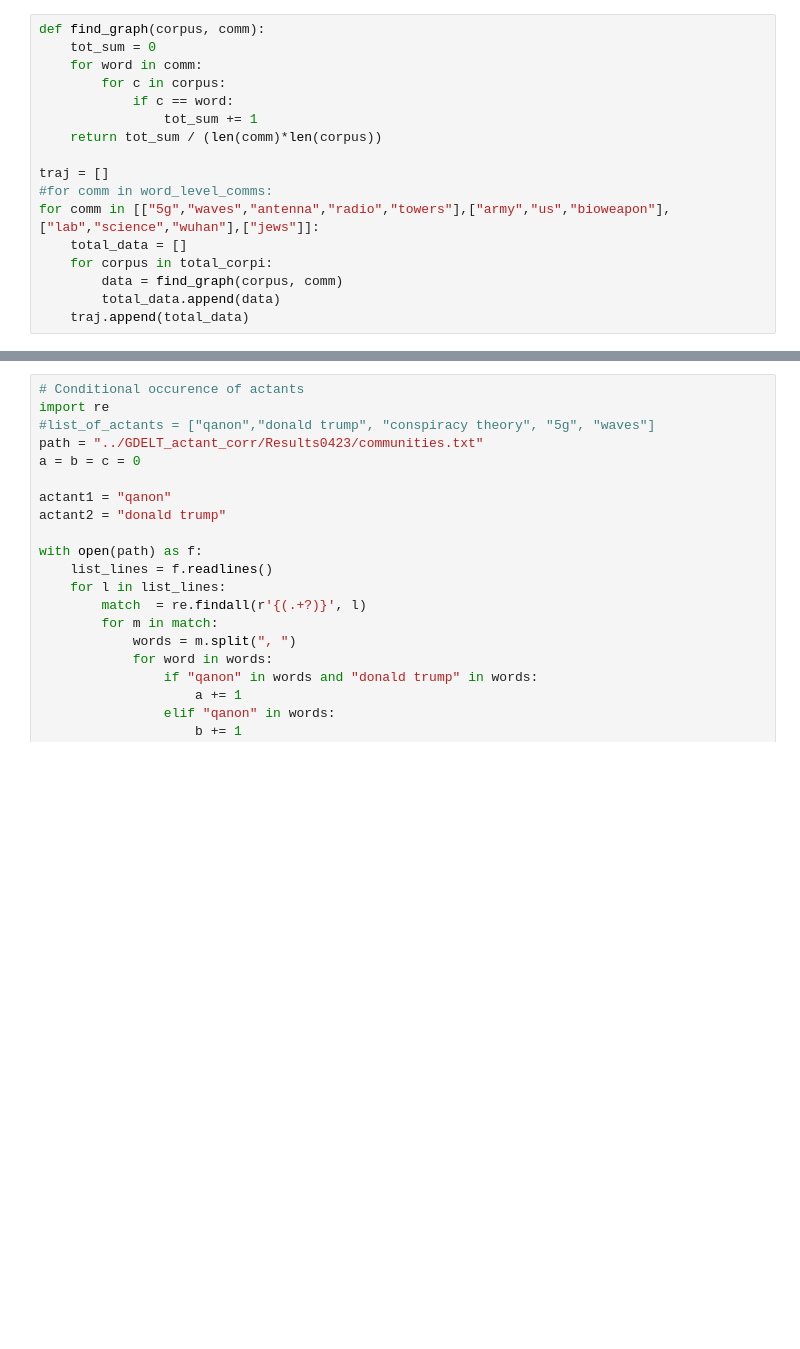
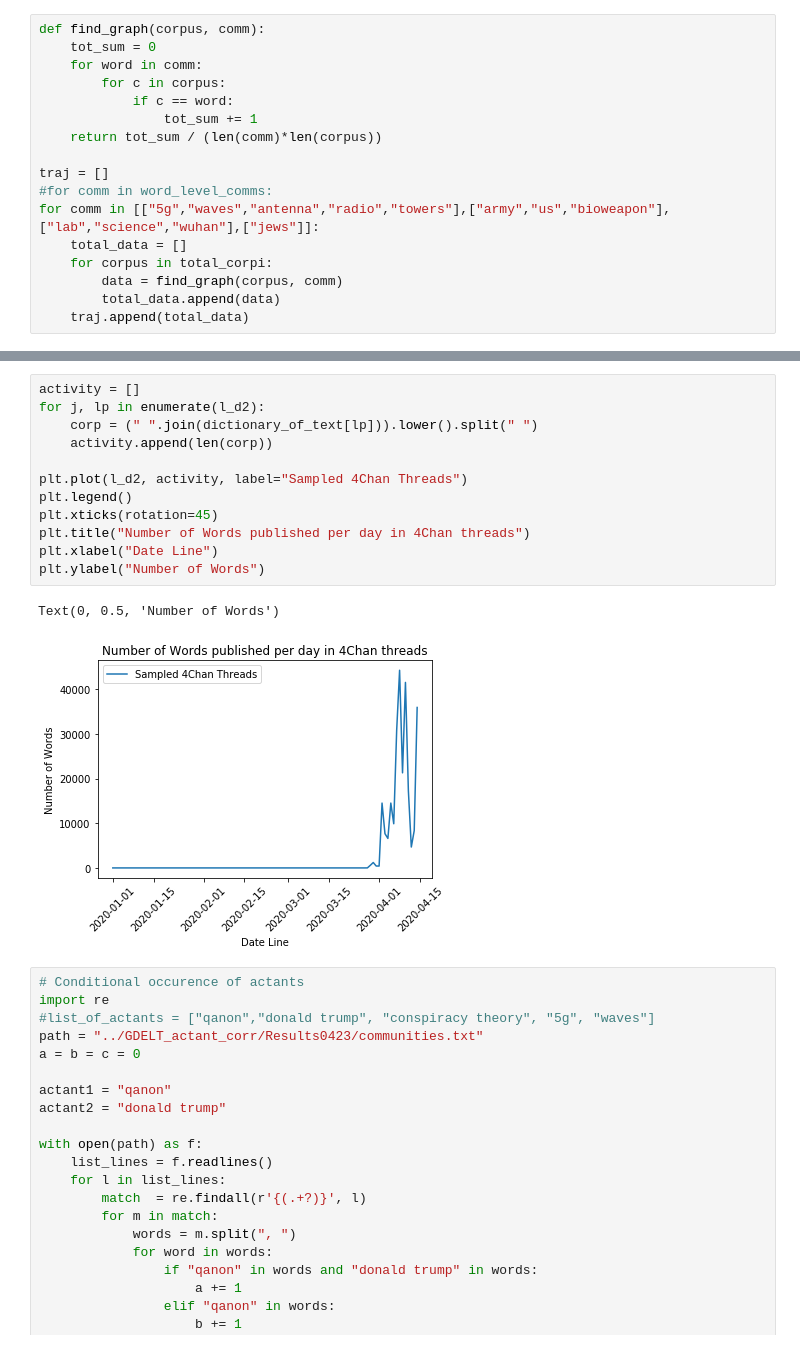
Before and after one commit to pholur/Covid19, a Jupyter notebook: Evaluations/time_series_count.ipynb, the cells around one changed output, grey strips where cells are left out. Drawn from its saved outputs; the diff is of its cells as text; blank space fills up the shorter version.

```diff
--- a/Evaluations/time_series_count.ipynb
+++ b/Evaluations/time_series_count.ipynb
@@ -75,3 +139,18 @@ Text(0, 0.5, 'Fraction of Words')
+# %%
+activity = []
+for j, lp in enumerate(l_d2):
+    corp = (" ".join(dictionary_of_text[lp])).lower().split(" ")
+    activity.append(len(corp))
+
+plt.plot(l_d2, activity, label="Sampled 4Chan Threads")
+plt.legend()
+plt.xticks(rotation=45)
+plt.title("Number of Words published per day in 4Chan threads")
+plt.xlabel("Date Line")
+plt.ylabel("Number of Words")
+# %% [output]
+Text(0, 0.5, 'Number of Words')
+[figure, added]
 # %%
 # Conditional occurence of actants
 import re
```
Also changed, not shown: parts of 4 cells of this notebook.
